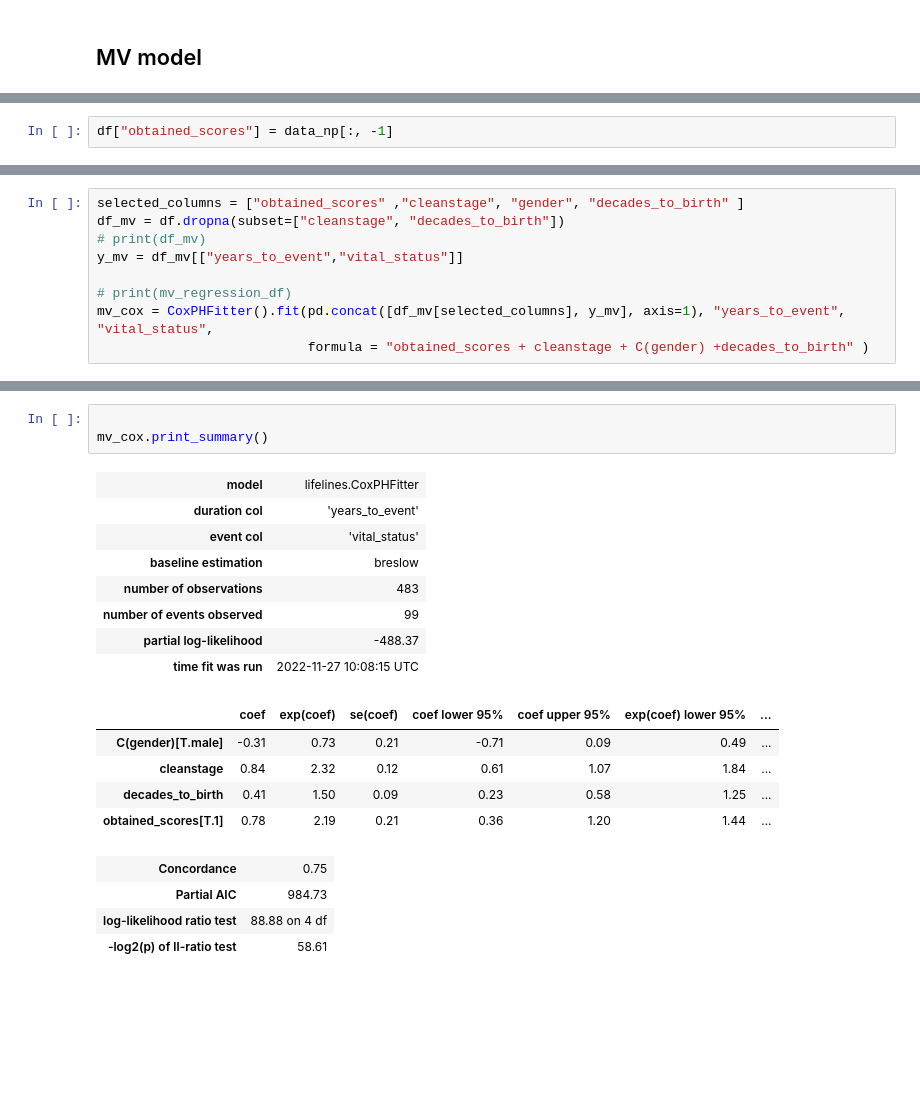
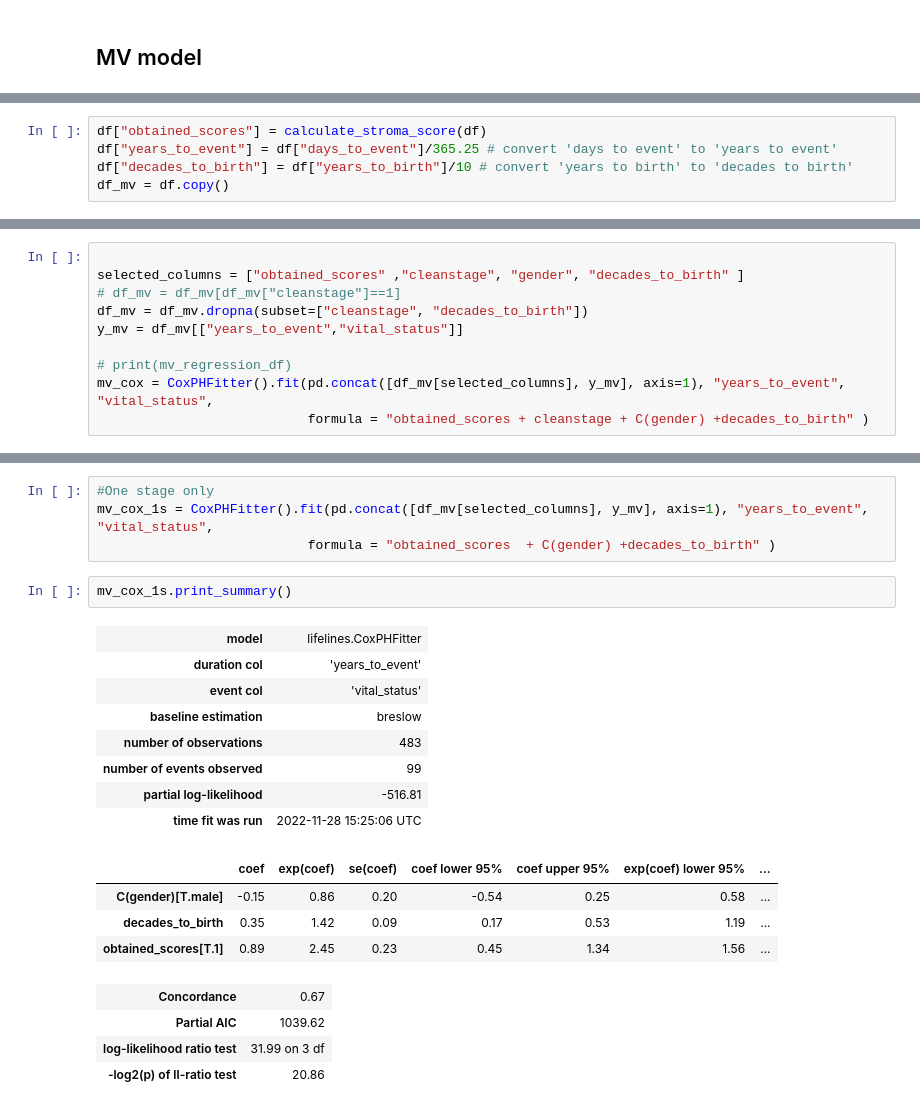
Before and after one commit to fekstr/ds-lab, a Jupyter notebook: notebooks/Survival.ipynb, the cells around one changed output, grey strips where cells are left out. Saved outputs shown, nothing was run; the diff lists cells and outputs as text; blank space fills up the shorter version.

```diff
--- a/notebooks/Survival.ipynb
+++ b/notebooks/Survival.ipynb
@@ -279,2 +380,5 @@ No artists with labels found to put in legend.  Note that artists whose label st
 # %%
-df["obtained_scores"] = data_np[:, -1]
+df["obtained_scores"] = calculate_stroma_score(df)
+df["years_to_event"] = df["days_to_event"]/365.25 # convert 'days to event' to 'years to event'
+df["decades_to_birth"] = df["years_to_birth"]/10 # convert 'years to birth' to 'decades to birth'
+df_mv = df.copy()
@@ -296,7 +390,8 @@ Name: gender, Length: 500, dtype: object
 # %%
+
 selected_columns = ["obtained_scores" ,"cleanstage", "gender", "decades_to_birth" ]
-df_mv = df.dropna(subset=["cleanstage", "decades_to_birth"])
-# print(df_mv)
+# df_mv = df_mv[df_mv["cleanstage"]==1]
+df_mv = df_mv.dropna(subset=["cleanstage", "decades_to_birth"])
 y_mv = df_mv[["years_to_event","vital_status"]]
 
 # print(mv_regression_df)
@@ -305,21 +420,23 @@ mv_cox = CoxPHFitter().fit(pd.concat([df_mv[selected_columns], y_mv], axis=1), "
+# %%
+#One stage only
+mv_cox_1s = CoxPHFitter().fit(pd.concat([df_mv[selected_columns], y_mv], axis=1), "years_to_event", "vital_status",
+                           formula = "obtained_scores  + C(gender) +decades_to_birth" )
 # %%
-
-mv_cox.print_summary()
+mv_cox_1s.print_summary()
 # %% [output]
 | model | lifelines.CoxPHFitter |
 | duration col | 'years_to_event' |
 | event col | 'vital_status' |
 | baseline estimation | breslow |
 | number of observations | 483 |
 | number of events observed | 99 |
-| partial log-likelihood | -488.37 |
-| time fit was run | 2022-11-27 10:08:15 UTC |
+| partial log-likelihood | -516.81 |
+| time fit was run | 2022-11-28 15:25:06 UTC |
 |  | coef | exp(coef) | se(coef) | coef lower 95% | coef upper 95% | exp(coef) lower 95% | ... |
-| C(gender)[T.male] | -0.31 | 0.73 | 0.21 | -0.71 | 0.09 | 0.49 | ... |
-| cleanstage | 0.84 | 2.32 | 0.12 | 0.61 | 1.07 | 1.84 | ... |
-| decades_to_birth | 0.41 | 1.50 | 0.09 | 0.23 | 0.58 | 1.25 | ... |
-| obtained_scores[T.1] | 0.78 | 2.19 | 0.21 | 0.36 | 1.20 | 1.44 | ... |
+| C(gender)[T.male] | -0.15 | 0.86 | 0.20 | -0.54 | 0.25 | 0.58 | ... |
+| decades_to_birth | 0.35 | 1.42 | 0.09 | 0.17 | 0.53 | 1.19 | ... |
+| obtained_scores[T.1] | 0.89 | 2.45 | 0.23 | 0.45 | 1.34 | 1.56 | ... |
-| Concordance | 0.75 |
-| Partial AIC | 984.73 |
-| log-likelihood ratio test | 88.88 on 4 df |
-| -log2(p) of ll-ratio test | 58.61 |
+| Concordance | 0.67 |
+| Partial AIC | 1039.62 |
+| log-likelihood ratio test | 31.99 on 3 df |
+| -log2(p) of ll-ratio test | 20.86 |
```
Also changed, not shown: parts of 20 cells of this notebook.
